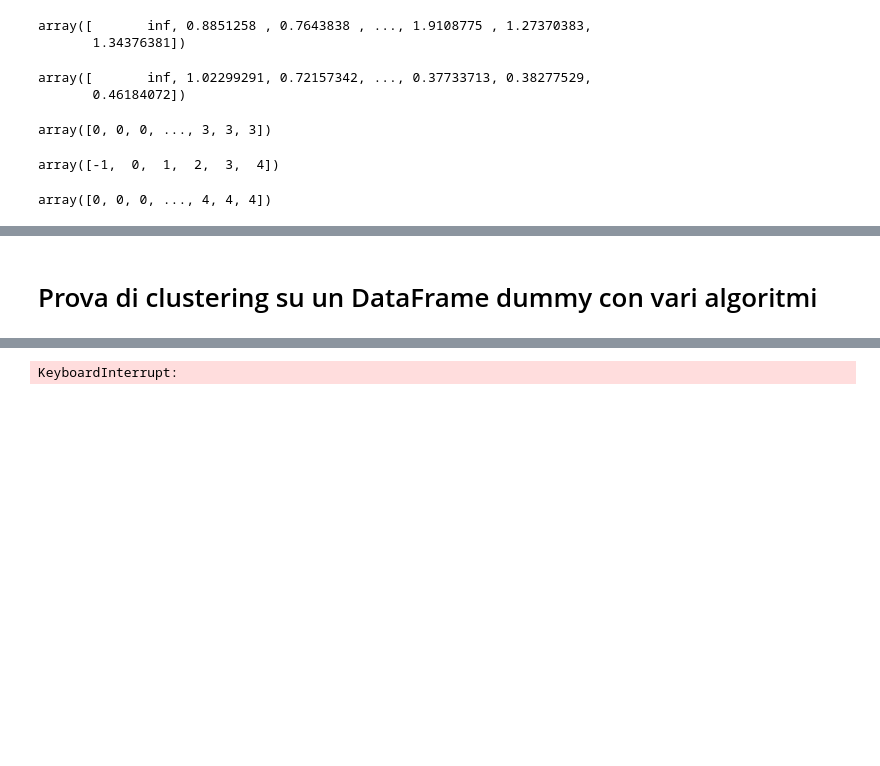
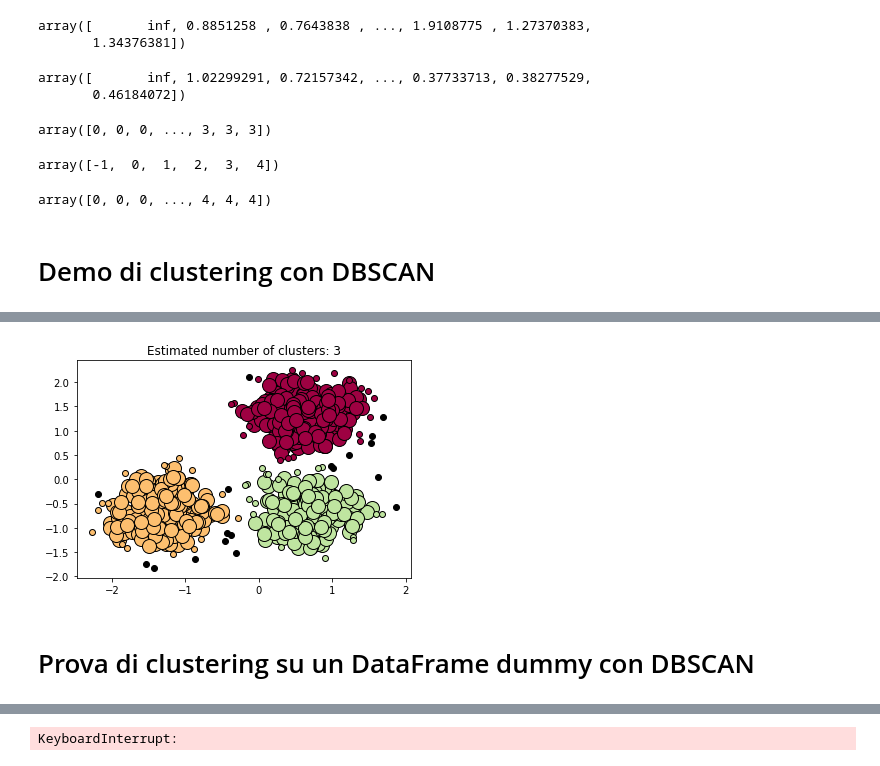
Before and after one commit to Maxinho96/Clustery, a Jupyter notebook: clustering.ipynb, the cells around one changed output, grey strips where cells are left out. Drawn from its saved outputs; the diff is of its cells as text; code cells hidden in the pictures; blank space fills up the shorter version.

Commit message:
Aggiunte prove di algoritmi di clustering.

```diff
--- a/clustering.ipynb
+++ b/clustering.ipynb
@@ -195,3 +200,77 @@ array([-1,  0,  1,  2,  3,  4])
 clust.labels_[clust.ordering_]
 # %% [output]
 array([0, 0, 0, ..., 4, 4, 4])
+# %% [markdown]
+# Demo di clustering con DBSCAN
+# %%
+# Generate sample data
+centers = [[1, 1], [-1, -1], [1, -1]]
+X, labels_true = make_blobs(n_samples=750, centers=centers, cluster_std=0.4,
+                            random_state=0)
+# Qua normalizza ma ho visto che con gli embeddings non è opportuno normalizzare (si perde informazione
+# sulla lunghezza dei vettori.
+X = StandardScaler().fit_transform(X)
+
+# Compute DBSCAN
+db = DBSCAN(eps=0.3, min_samples=10).fit(X)
+# Fa un array di zeri lungo quanto il numero di esempi.
+core_samples_mask = np.zeros_like(db.labels_, dtype=bool)
+# Mette true negli elementi dell'array che corrispondono ai core samples, cioè esempi che sono in aree dense.
+core_samples_mask[db.core_sample_indices_] = True
+# Array dove ogni elemento corrisponde a un esempio e il valore è il cluster di appartenenza.
+labels = db.labels_
+
+# Numero di cluster trovati.
+n_clusters_ = len(set(labels)) - (1 if -1 in labels else 0)
+# Numero di esempi classificati come rumore (cluster -1).
+n_noise_ = list(labels).count(-1)
+
+print('Estimated number of clusters: %d' % n_clusters_)
+print('Estimated number of noise points: %d' % n_noise_)
+# L'omogeneità è alta se i cluster contengono
+# elementi che fanno parte della stessa classe (quindi non contano le label assolute ma i cluster).
+# Potrebbe essere calcolata con la ground truth ma è da vedere come.
+print("Homogeneity: %0.3f" % metrics.homogeneity_score(labels_true, labels))
+# La completezza è alta se gli esempi che fanno parte di una classe sono assegnati allo stesso cluster.
+print("Completeness: %0.3f" % metrics.completeness_score(labels_true, labels))
+# V-measure è la media armonica tra omogeneità e completezza.
+print("V-measure: %0.3f" % metrics.v_measure_score(labels_true, labels))
+# Adjusted rand index confronta tutte le coppie di esempi tra ground truth e risultato del clustering,
+# e tira fuori una similarità tra i due.
+print("Adjusted Rand Index: %0.3f"
+      % metrics.adjusted_rand_score(labels_true, labels))
+# Adjusted mutual information è una cosa simile ad adjusted rand index.
+print("Adjusted Mutual Information: %0.3f"
+      % metrics.adjusted_mutual_info_score(labels_true, labels))
+# Silhouette coefficient calcola la distanza intra-cluster e inter-cluster e le usa per dare una metrica
+# compresa tra -1 e 1 (non sono necessarie le labels!).
+print("Silhouette Coefficient: %0.3f"
+      % metrics.silhouette_score(X, labels))
+
+# Plot result
+
+# Black removed and is used for noise instead.
+unique_labels = set(labels)
+colors = [plt.cm.Spectral(each)
+          for each in np.linspace(0, 1, len(unique_labels))]
+for k, col in zip(unique_labels, colors):
+    if k == -1:
+        # Black used for noise.
+        col = [0, 0, 0, 1]
+
+    # Un array che ha True in corrispondenza degli esempi che appartengono alla classe k.
+    class_member_mask = (labels == k)
+
+    # I core samples sono plottati con un pallino più grande.
+    xy = X[class_member_mask & core_samples_mask]
+    plt.plot(xy[:, 0], xy[:, 1], 'o', markerfacecolor=tuple(col),
+             markeredgecolor='k', markersize=14)
+
+    # I non core samples sono plottati con un pallino piccolo.
+    xy = X[class_member_mask & ~core_samples_mask]
+    plt.plot(xy[:, 0], xy[:, 1], 'o', markerfacecolor=tuple(col),
+             markeredgecolor='k', markersize=6)
+
+plt.title('Estimated number of clusters: %d' % n_clusters_)
+plt.show()
+# %% [output]
@@ -198,2 +285,3 @@ array([0, 0, 0, ..., 4, 4, 4])
+[figure, added]
 # %% [markdown]
-# Prova di clustering su un DataFrame dummy con vari algoritmi
+# Prova di clustering su un DataFrame dummy con DBSCAN
```
Also changed, not shown: parts of 22 cells of this notebook.
